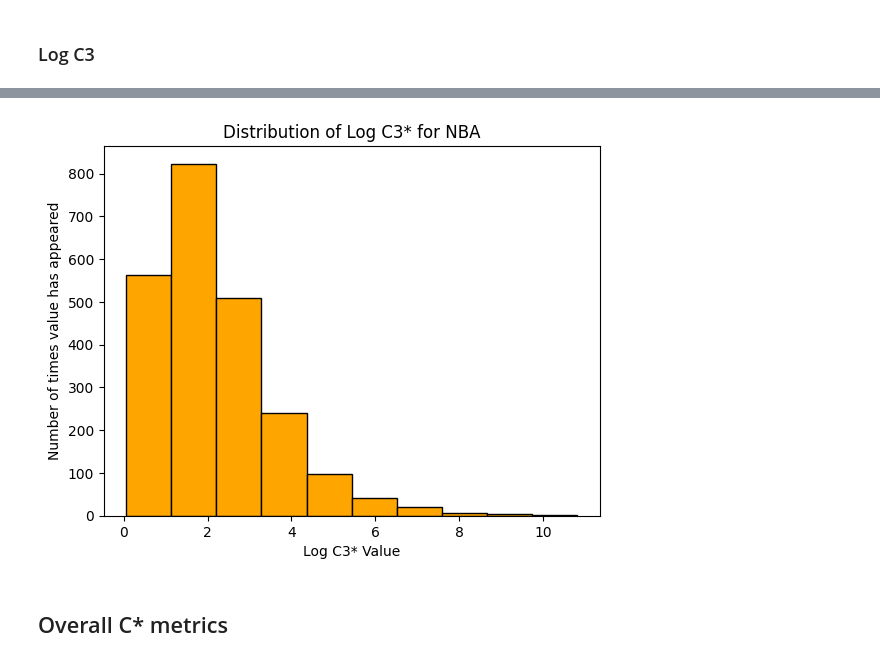
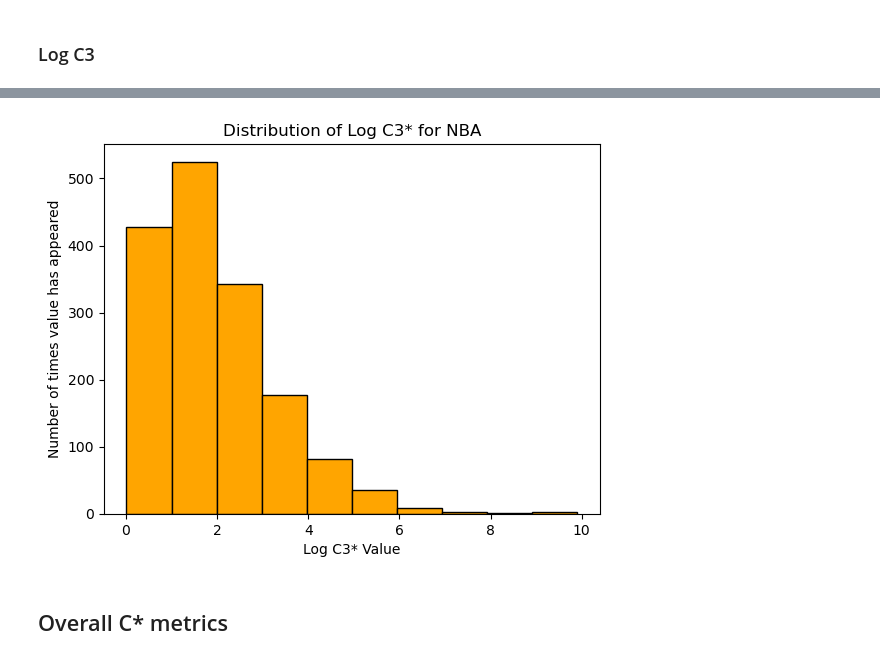
Before and after one commit to RyanRegalado/Win-Loss-Sequences-Sp2026, a Jupyter notebook: output/cstar_analysis.ipynb, the cells around one changed output, grey strips where cells are left out. Cells and saved outputs as stored; diff of their text form; code cells hidden in the pictures.

```diff
--- a/output/cstar_analysis.ipynb
+++ b/output/cstar_analysis.ipynb
@@ -600,11 +600,11 @@ nba['log_c3*'].describe().reset_index()
 # %%
-plt.hist(mlb['log_c3*'],color='orange', edgecolor='black')
+plt.hist(nba['log_c3*'],color='orange', edgecolor='black')
 plt.ylabel('Number of times value has appeared')
 plt.xlabel('Log C3* Value')
 plt.title('Distribution of Log C3* for NBA')
 plt.show()
 # %% [output]
-[figure, old version]
+[figure, new version]
 # %% [markdown]
 ## Overall C* metrics
 # %% [markdown]
```
Also changed, not shown: parts of 48 cells of this notebook, 8 other files.
